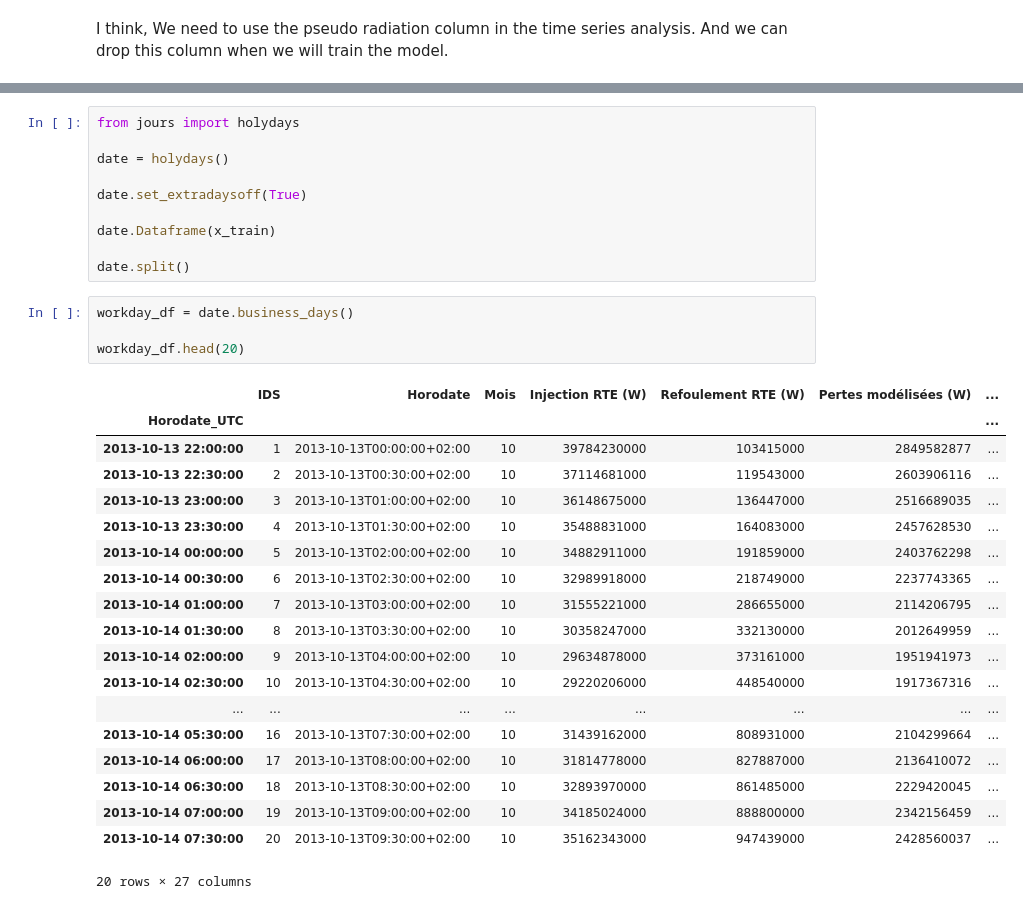
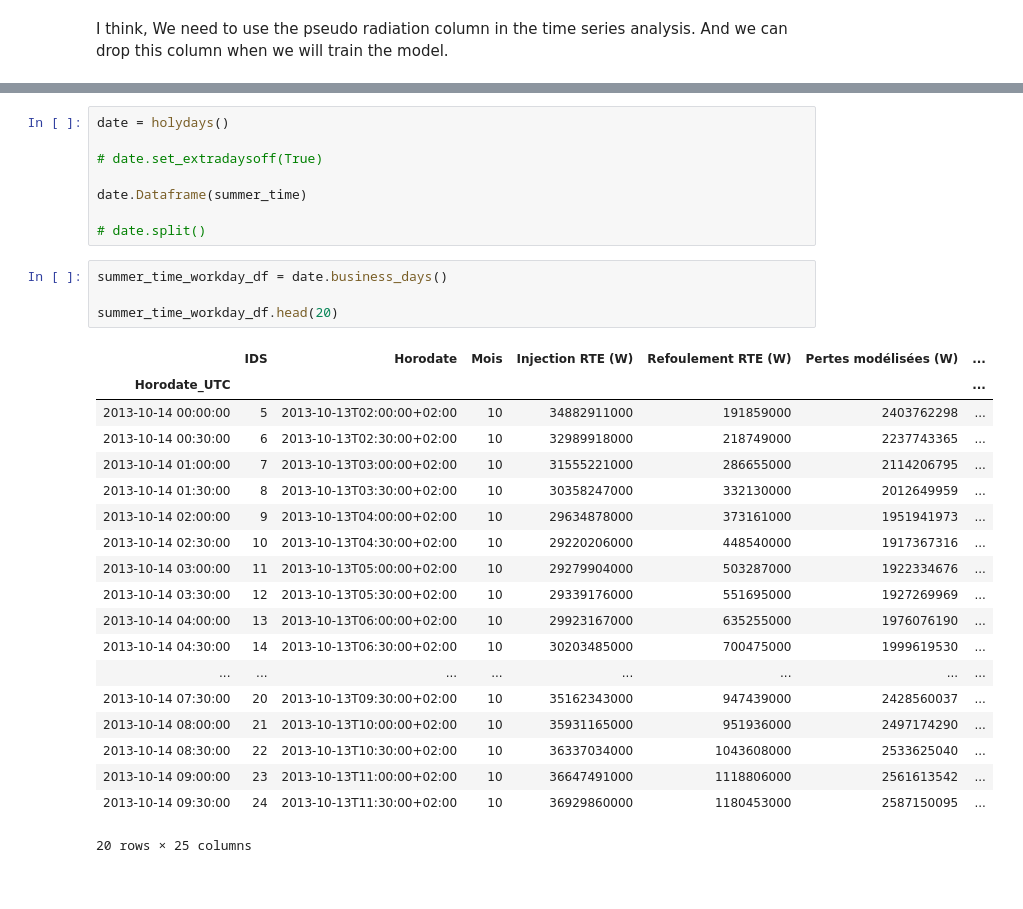
Before and after one commit to fredcoq/challenge-data-ens, a Jupyter notebook: cleaning_dataset.ipynb, the cells around one changed output, grey strips where cells are left out. Drawn from its saved outputs; the diff is of its cells as text.

Commit message:
adding summer_winter_time class to split dataframe

```diff
--- a/cleaning_dataset.ipynb
+++ b/cleaning_dataset.ipynb
@@ -79,35 +109,33 @@ x_train.head(20)
 # %%
-from jours import holydays
-
 date = holydays()
 
-date.set_extradaysoff(True)
+# date.set_extradaysoff(True)
 
-date.Dataframe(x_train)
+date.Dataframe(summer_time)
 
-date.split()
+# date.split()
 # %%
-workday_df = date.business_days()
+summer_time_workday_df = date.business_days()
 
-workday_df.head(20)
+summer_time_workday_df.head(20)
 # %% [output]
 |  | IDS | Horodate | Mois | Injection RTE (W) | Refoulement RTE (W) | Pertes modélisées (W) | ... |
 | Horodate_UTC |  |  |  |  |  |  | ... |
-| 2013-10-13 22:00:00 | 1 | 2013-10-13T00:00:00+02:00 | 10 | 39784230000 | 103415000 | 2849582877 | ... |
-| 2013-10-13 22:30:00 | 2 | 2013-10-13T00:30:00+02:00 | 10 | 37114681000 | 119543000 | 2603906116 | ... |
-| 2013-10-13 23:00:00 | 3 | 2013-10-13T01:00:00+02:00 | 10 | 36148675000 | 136447000 | 2516689035 | ... |
-| 2013-10-13 23:30:00 | 4 | 2013-10-13T01:30:00+02:00 | 10 | 35488831000 | 164083000 | 2457628530 | ... |
 | 2013-10-14 00:00:00 | 5 | 2013-10-13T02:00:00+02:00 | 10 | 34882911000 | 191859000 | 2403762298 | ... |
 | 2013-10-14 00:30:00 | 6 | 2013-10-13T02:30:00+02:00 | 10 | 32989918000 | 218749000 | 2237743365 | ... |
 | 2013-10-14 01:00:00 | 7 | 2013-10-13T03:00:00+02:00 | 10 | 31555221000 | 286655000 | 2114206795 | ... |
 | 2013-10-14 01:30:00 | 8 | 2013-10-13T03:30:00+02:00 | 10 | 30358247000 | 332130000 | 2012649959 | ... |
 | 2013-10-14 02:00:00 | 9 | 2013-10-13T04:00:00+02:00 | 10 | 29634878000 | 373161000 | 1951941973 | ... |
 | 2013-10-14 02:30:00 | 10 | 2013-10-13T04:30:00+02:00 | 10 | 29220206000 | 448540000 | 1917367316 | ... |
+| 2013-10-14 03:00:00 | 11 | 2013-10-13T05:00:00+02:00 | 10 | 29279904000 | 503287000 | 1922334676 | ... |
+| 2013-10-14 03:30:00 | 12 | 2013-10-13T05:30:00+02:00 | 10 | 29339176000 | 551695000 | 1927269969 | ... |
+| 2013-10-14 04:00:00 | 13 | 2013-10-13T06:00:00+02:00 | 10 | 29923167000 | 635255000 | 1976076190 | ... |
+| 2013-10-14 04:30:00 | 14 | 2013-10-13T06:30:00+02:00 | 10 | 30203485000 | 700475000 | 1999619530 | ... |
 | ... | ... | ... | ... | ... | ... | ... | ... |
-| 2013-10-14 05:30:00 | 16 | 2013-10-13T07:30:00+02:00 | 10 | 31439162000 | 808931000 | 2104299664 | ... |
-| 2013-10-14 06:00:00 | 17 | 2013-10-13T08:00:00+02:00 | 10 | 31814778000 | 827887000 | 2136410072 | ... |
-| 2013-10-14 06:30:00 | 18 | 2013-10-13T08:30:00+02:00 | 10 | 32893970000 | 861485000 | 2229420045 | ... |
-| 2013-10-14 07:00:00 | 19 | 2013-10-13T09:00:00+02:00 | 10 | 34185024000 | 888800000 | 2342156459 | ... |
 | 2013-10-14 07:30:00 | 20 | 2013-10-13T09:30:00+02:00 | 10 | 35162343000 | 947439000 | 2428560037 | ... |
+| 2013-10-14 08:00:00 | 21 | 2013-10-13T10:00:00+02:00 | 10 | 35931165000 | 951936000 | 2497174290 | ... |
+| 2013-10-14 08:30:00 | 22 | 2013-10-13T10:30:00+02:00 | 10 | 36337034000 | 1043608000 | 2533625040 | ... |
+| 2013-10-14 09:00:00 | 23 | 2013-10-13T11:00:00+02:00 | 10 | 36647491000 | 1118806000 | 2561613542 | ... |
+| 2013-10-14 09:30:00 | 24 | 2013-10-13T11:30:00+02:00 | 10 | 36929860000 | 1180453000 | 2587150095 | ... |
-20 rows × 27 columns
+20 rows × 25 columns
 # %%
```
Also changed, not shown: parts of 8 cells of this notebook, 1 other file.
